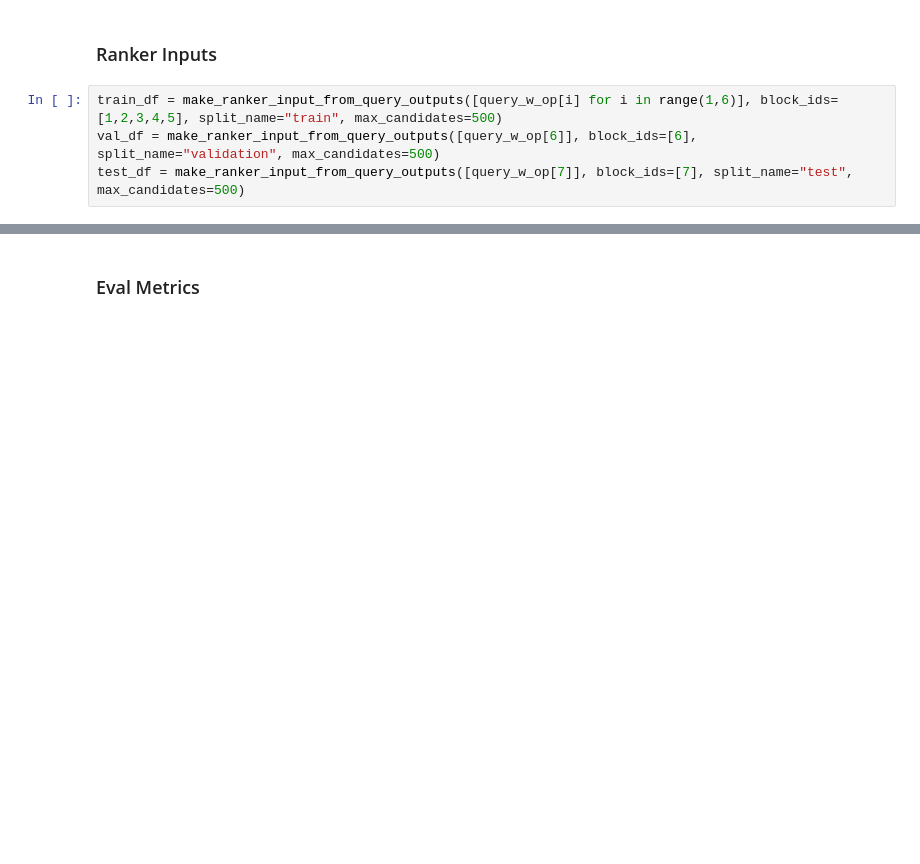
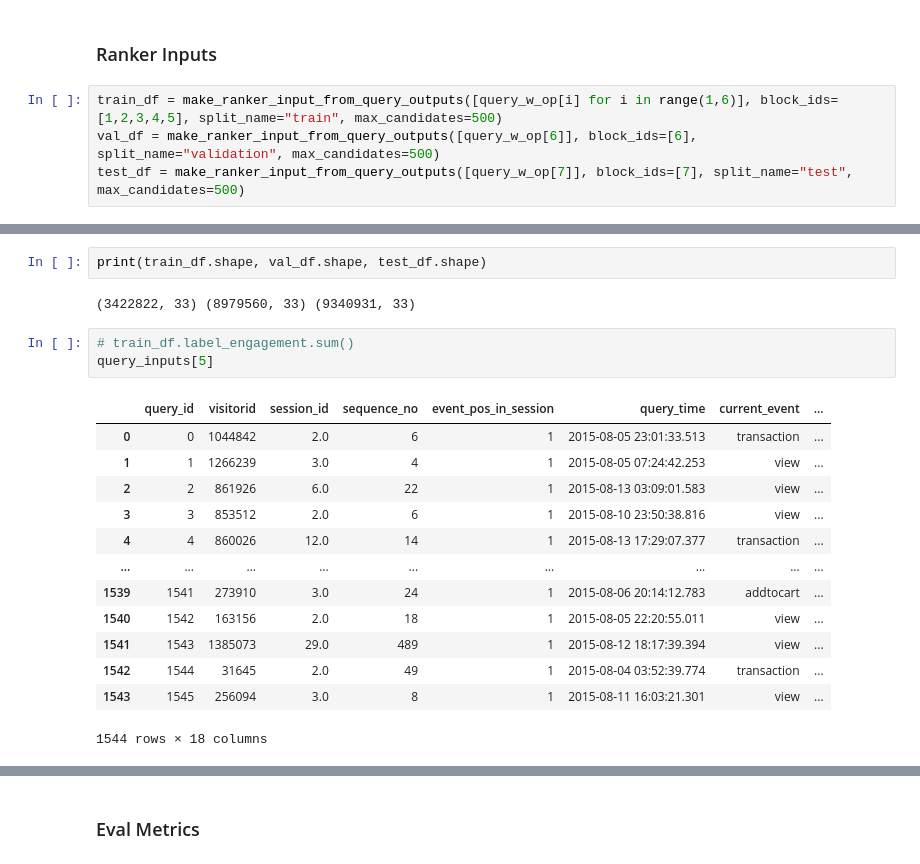
Before and after one commit to Ashu-42/TwoStage_RecommenderSystems_RetailRocket, a Jupyter notebook: notebook/04_ranker_dataset_creation.ipynb, the cells around one changed output, grey strips where cells are left out. Drawn from its saved outputs; the diff is of its cells as text; blank space fills up the shorter version.

```diff
--- a/notebook/04_ranker_dataset_creation.ipynb
+++ b/notebook/04_ranker_dataset_creation.ipynb
@@ -753,0 +1022,21 @@ test_df = make_ranker_input_from_query_outputs([query_w_op[7]], block_ids=[7], s
+# %%
+print(train_df.shape, val_df.shape, test_df.shape)
+# %% [output]
+(3422822, 33) (8979560, 33) (9340931, 33)
+# %%
+# train_df.label_engagement.sum()
+query_inputs[5]
+# %% [output]
+|  | query_id | visitorid | session_id | sequence_no | event_pos_in_session | query_time | current_event | ... |
+| 0 | 0 | 1044842 | 2.0 | 6 | 1 | 2015-08-05 23:01:33.513 | transaction | ... |
+| 1 | 1 | 1266239 | 3.0 | 4 | 1 | 2015-08-05 07:24:42.253 | view | ... |
+| 2 | 2 | 861926 | 6.0 | 22 | 1 | 2015-08-13 03:09:01.583 | view | ... |
+| 3 | 3 | 853512 | 2.0 | 6 | 1 | 2015-08-10 23:50:38.816 | view | ... |
+| 4 | 4 | 860026 | 12.0 | 14 | 1 | 2015-08-13 17:29:07.377 | transaction | ... |
+| ... | ... | ... | ... | ... | ... | ... | ... | ... |
+| 1539 | 1541 | 273910 | 3.0 | 24 | 1 | 2015-08-06 20:14:12.783 | addtocart | ... |
+| 1540 | 1542 | 163156 | 2.0 | 18 | 1 | 2015-08-05 22:20:55.011 | view | ... |
+| 1541 | 1543 | 1385073 | 29.0 | 489 | 1 | 2015-08-12 18:17:39.394 | view | ... |
+| 1542 | 1544 | 31645 | 2.0 | 49 | 1 | 2015-08-04 03:52:39.774 | transaction | ... |
+| 1543 | 1545 | 256094 | 3.0 | 8 | 1 | 2015-08-11 16:03:21.301 | view | ... |
+1544 rows × 18 columns
```
Also changed, not shown: parts of 26 cells of this notebook, 1 other file.
